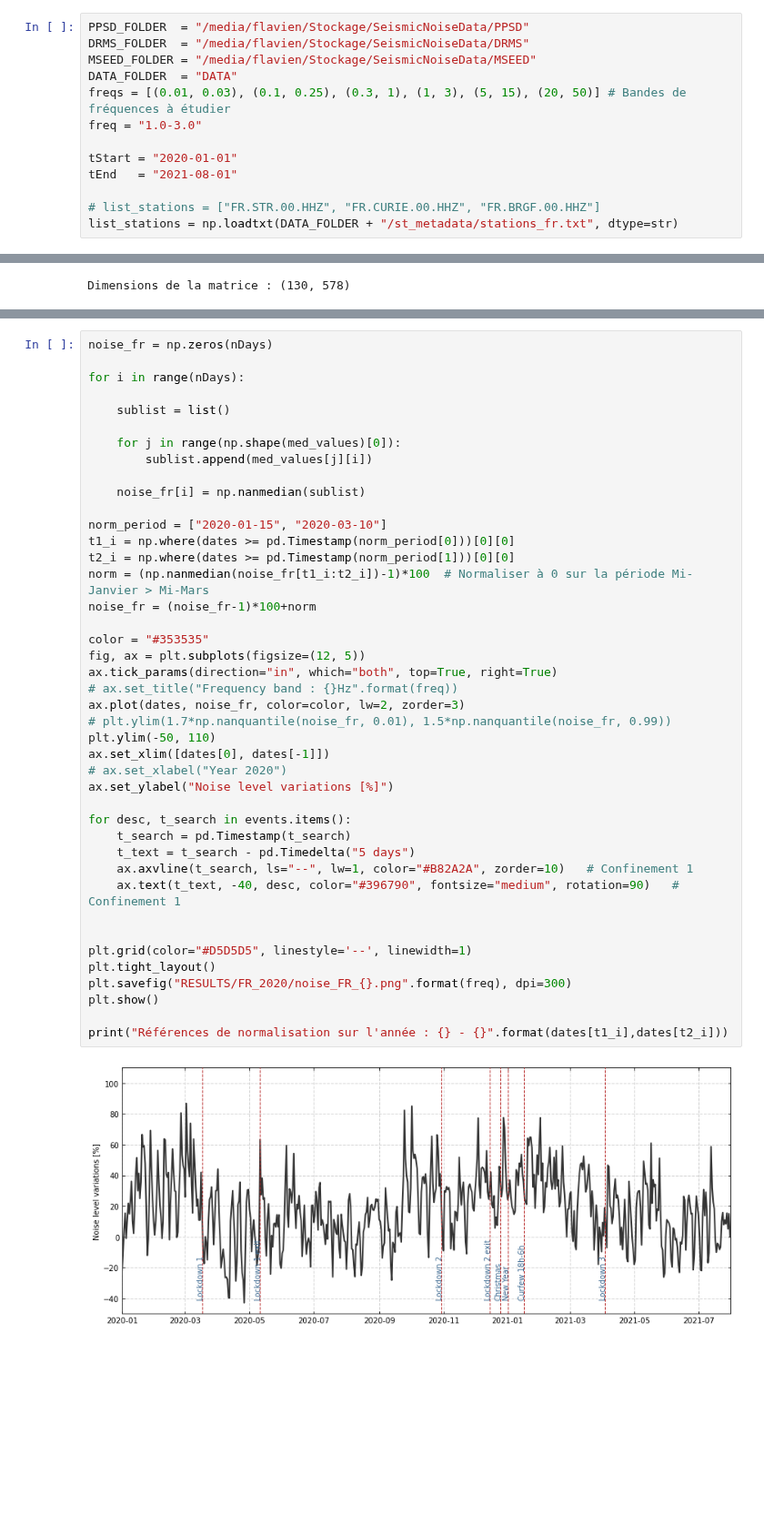
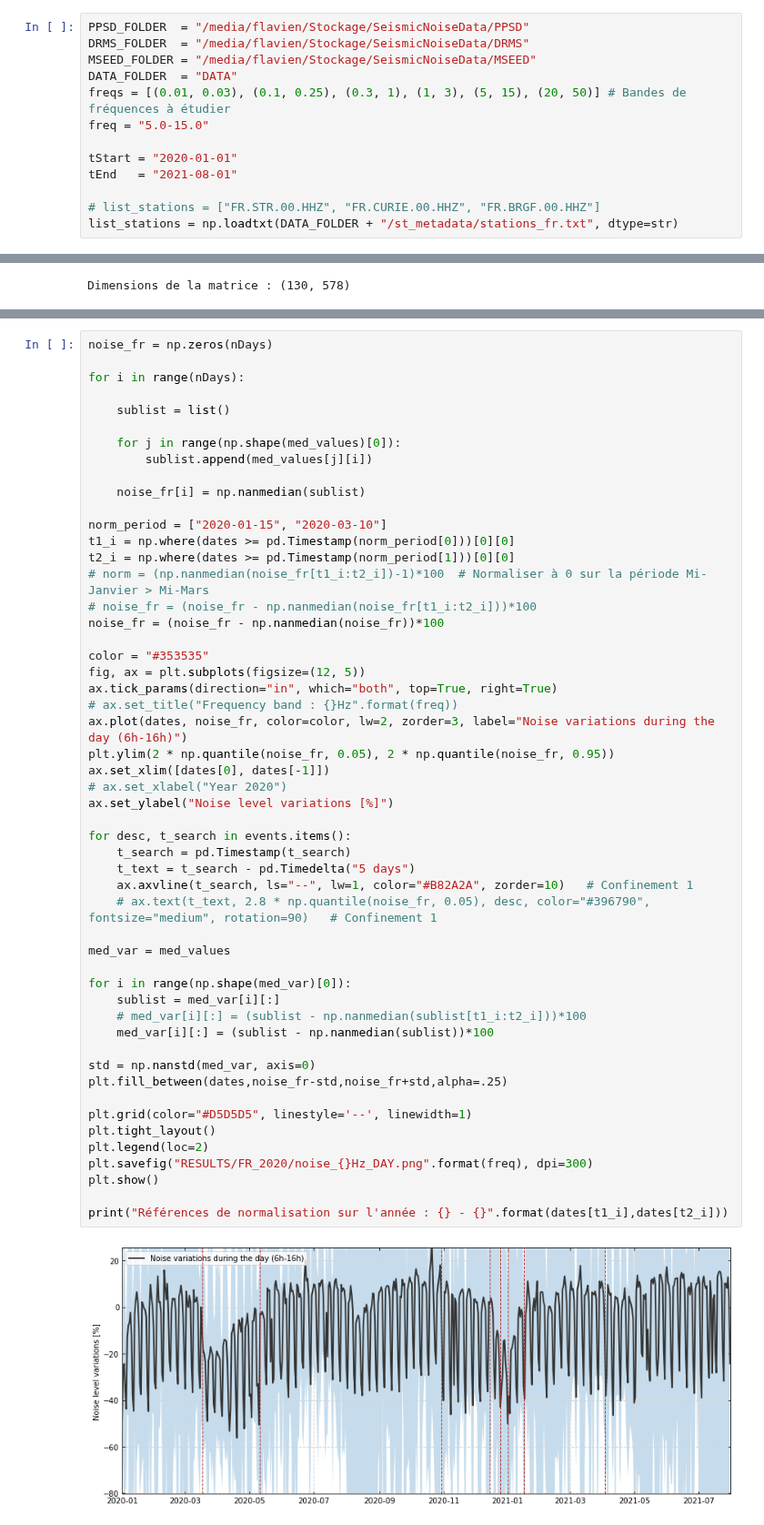
Before and after one commit to FlavienMattern/seismic-noise, a Jupyter notebook: fr_noise_overview.ipynb, the cells around one changed output, grey strips where cells are left out. Shown at 91% size. Drawn from its saved outputs; the diff is of its cells as text; blank space fills up the shorter version.

Commit message:
Ajout d'un écart-type sur les graphes

```diff
--- a/fr_noise_overview.ipynb
+++ b/fr_noise_overview.ipynb
@@ -47,7 +47,7 @@ DRMS_FOLDER  = "/media/flavien/Stockage/SeismicNoiseData/DRMS"
 MSEED_FOLDER = "/media/flavien/Stockage/SeismicNoiseData/MSEED"
 DATA_FOLDER  = "DATA"
 freqs = [(0.01, 0.03), (0.1, 0.25), (0.3, 1), (1, 3), (5, 15), (20, 50)] # Bandes de fréquences à étudier
-freq = "1.0-3.0"
+freq = "5.0-15.0"
 
 tStart = "2020-01-01"
 tEnd   = "2021-08-01"
@@ -146,39 +147,49 @@ for i in range(nDays):
 
     for j in range(np.shape(med_values)[0]):
         sublist.append(med_values[j][i])
 
     noise_fr[i] = np.nanmedian(sublist)
 
 norm_period = ["2020-01-15", "2020-03-10"]
 t1_i = np.where(dates >= pd.Timestamp(norm_period[0]))[0][0]
 t2_i = np.where(dates >= pd.Timestamp(norm_period[1]))[0][0]
-norm = (np.nanmedian(noise_fr[t1_i:t2_i])-1)*100  # Normaliser à 0 sur la période Mi-Janvier > Mi-Mars
-noise_fr = (noise_fr-1)*100+norm
+# norm = (np.nanmedian(noise_fr[t1_i:t2_i])-1)*100  # Normaliser à 0 sur la période Mi-Janvier > Mi-Mars
+# noise_fr = (noise_fr - np.nanmedian(noise_fr[t1_i:t2_i]))*100
+noise_fr = (noise_fr - np.nanmedian(noise_fr))*100
 
 color = "#353535"
 fig, ax = plt.subplots(figsize=(12, 5))
 ax.tick_params(direction="in", which="both", top=True, right=True)
 # ax.set_title("Frequency band : {}Hz".format(freq))
-ax.plot(dates, noise_fr, color=color, lw=2, zorder=3)
-# plt.ylim(1.7*np.nanquantile(noise_fr, 0.01), 1.5*np.nanquantile(noise_fr, 0.99))
-plt.ylim(-50, 110)
+ax.plot(dates, noise_fr, color=color, lw=2, zorder=3, label="Noise variations during the day (6h-16h)")
+plt.ylim(2 * np.quantile(noise_fr, 0.05), 2 * np.quantile(noise_fr, 0.95))
 ax.set_xlim([dates[0], dates[-1]])
 # ax.set_xlabel("Year 2020")
 ax.set_ylabel("Noise level variations [%]")
 
 for desc, t_search in events.items():
     t_search = pd.Timestamp(t_search)
     t_text = t_search - pd.Timedelta("5 days")
     ax.axvline(t_search, ls="--", lw=1, color="#B82A2A", zorder=10)   # Confinement 1
-    ax.text(t_text, -40, desc, color="#396790", fontsize="medium", rotation=90)   # Confinement 1
+    # ax.text(t_text, 2.8 * np.quantile(noise_fr, 0.05), desc, color="#396790", fontsize="medium", rotation=90)   # Confinement 1
 
+med_var = med_values
+
+for i in range(np.shape(med_var)[0]):
+    sublist = med_var[i][:]
+    # med_var[i][:] = (sublist - np.nanmedian(sublist[t1_i:t2_i]))*100
+    med_var[i][:] = (sublist - np.nanmedian(sublist))*100
+
+std = np.nanstd(med_var, axis=0)
+plt.fill_between(dates,noise_fr-std,noise_fr+std,alpha=.25)
 
 plt.grid(color="#D5D5D5", linestyle='--', linewidth=1)
 plt.tight_layout()
-plt.savefig("RESULTS/FR_2020/noise_FR_{}.png".format(freq), dpi=300)
+plt.legend(loc=2)
+plt.savefig("RESULTS/FR_2020/noise_{}Hz_DAY.png".format(freq), dpi=300)
 plt.show()
 
 print("Références de normalisation sur l'année : {} - {}".format(dates[t1_i],dates[t2_i]))
 # %% [output]
-[figure, old version]
+[figure, new version]
 Références de normalisation sur l'année : 2020-01-15 00:00:00 - 2020-03-10 00:00:00
```
Also changed, not shown: parts of 7 cells of this notebook.
